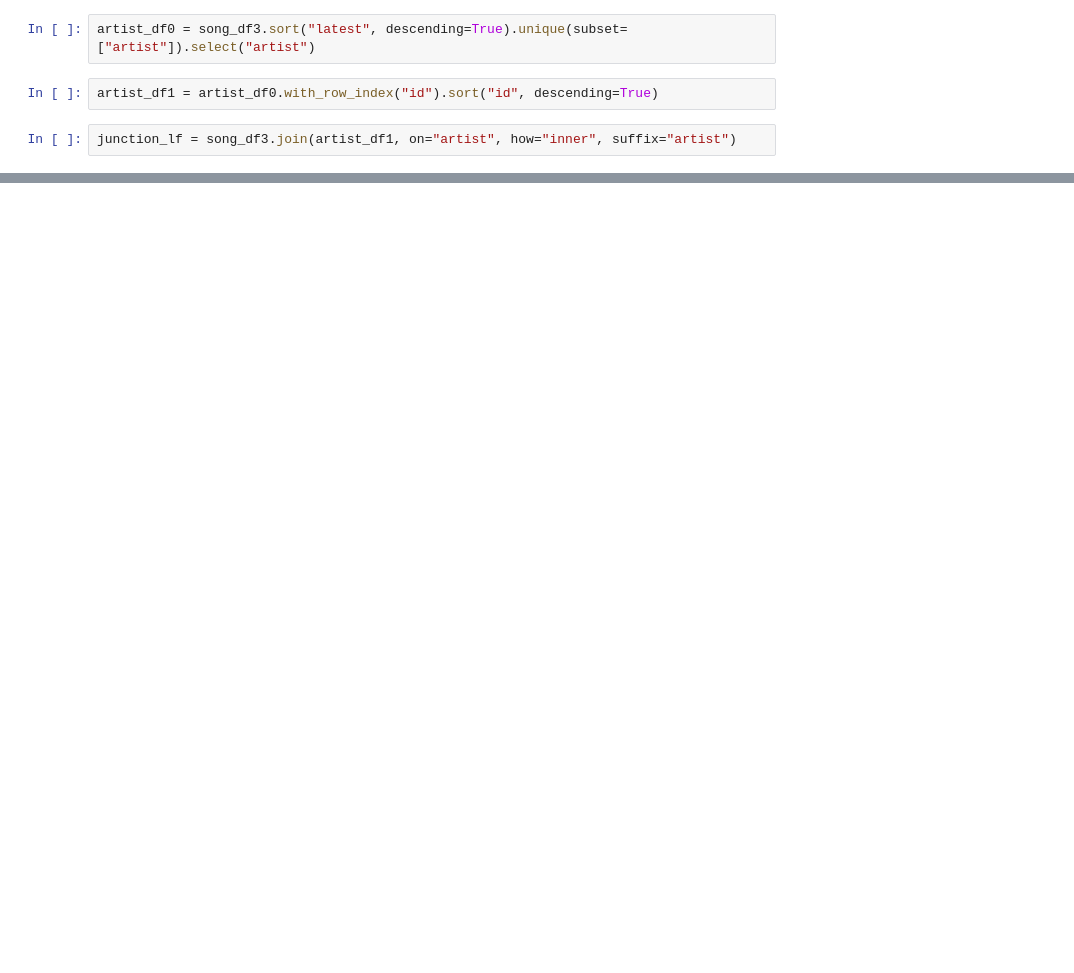
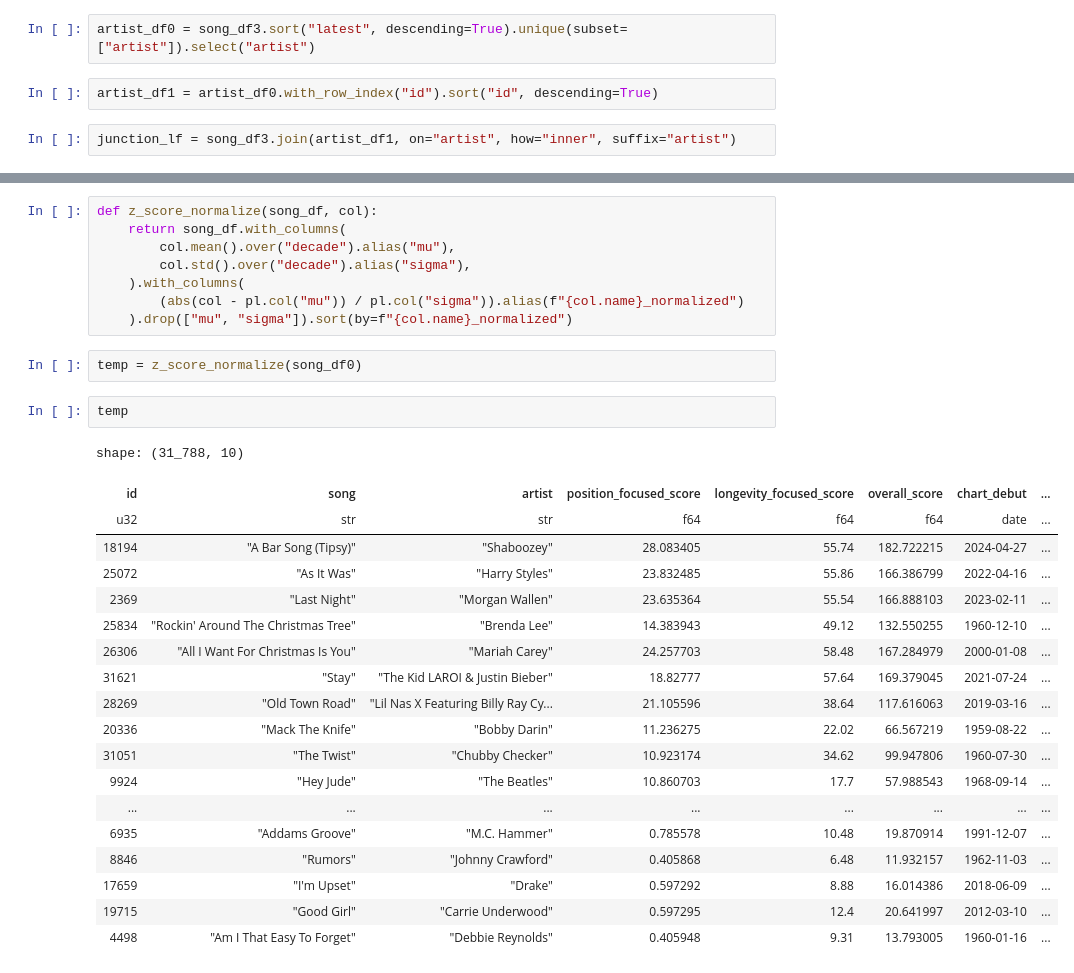
Before and after one commit to ashley-logan/billboard-project, a Jupyter notebook: etl/test_edge_cases.ipynb, the cells around one changed output, grey strips where cells are left out. Saved outputs shown, nothing was run; the diff lists cells and outputs as text; blank space fills up the shorter version.

```diff
--- a/etl/test_edge_cases.ipynb
+++ b/etl/test_edge_cases.ipynb
@@ -123,0 +203,32 @@ Resolved plan until failure:
+# %%
+def z_score_normalize(song_df, col):
+    return song_df.with_columns(
+        col.mean().over("decade").alias("mu"),
+        col.std().over("decade").alias("sigma"),
+    ).with_columns(
+        (abs(col - pl.col("mu")) / pl.col("sigma")).alias(f"{col.name}_normalized")
+    ).drop(["mu", "sigma"]).sort(by=f"{col.name}_normalized")
+# %%
+temp = z_score_normalize(song_df0)
+# %%
+temp
+# %% [output]
+shape: (31_788, 10)
+| id | song | artist | position_focused_score | longevity_focused_score | overall_score | chart_debut | ... |
+| u32 | str | str | f64 | f64 | f64 | date | ... |
+| 18194 | "A Bar Song (Tipsy)" | "Shaboozey" | 28.083405 | 55.74 | 182.722215 | 2024-04-27 | ... |
+| 25072 | "As It Was" | "Harry Styles" | 23.832485 | 55.86 | 166.386799 | 2022-04-16 | ... |
+| 2369 | "Last Night" | "Morgan Wallen" | 23.635364 | 55.54 | 166.888103 | 2023-02-11 | ... |
+| 25834 | "Rockin' Around The Christmas Tree" | "Brenda Lee" | 14.383943 | 49.12 | 132.550255 | 1960-12-10 | ... |
+| 26306 | "All I Want For Christmas Is You" | "Mariah Carey" | 24.257703 | 58.48 | 167.284979 | 2000-01-08 | ... |
+| 31621 | "Stay" | "The Kid LAROI & Justin Bieber" | 18.82777 | 57.64 | 169.379045 | 2021-07-24 | ... |
+| 28269 | "Old Town Road" | "Lil Nas X Featuring Billy Ray Cy... | 21.105596 | 38.64 | 117.616063 | 2019-03-16 | ... |
+| 20336 | "Mack The Knife" | "Bobby Darin" | 11.236275 | 22.02 | 66.567219 | 1959-08-22 | ... |
+| 31051 | "The Twist" | "Chubby Checker" | 10.923174 | 34.62 | 99.947806 | 1960-07-30 | ... |
+| 9924 | "Hey Jude" | "The Beatles" | 10.860703 | 17.7 | 57.988543 | 1968-09-14 | ... |
+| ... | ... | ... | ... | ... | ... | ... | ... |
+| 6935 | "Addams Groove" | "M.C. Hammer" | 0.785578 | 10.48 | 19.870914 | 1991-12-07 | ... |
+| 8846 | "Rumors" | "Johnny Crawford" | 0.405868 | 6.48 | 11.932157 | 1962-11-03 | ... |
+| 17659 | "I'm Upset" | "Drake" | 0.597292 | 8.88 | 16.014386 | 2018-06-09 | ... |
+| 19715 | "Good Girl" | "Carrie Underwood" | 0.597295 | 12.4 | 20.641997 | 2012-03-10 | ... |
+| 4498 | "Am I That Easy To Forget" | "Debbie Reynolds" | 0.405948 | 9.31 | 13.793005 | 1960-01-16 | ... |
```
Also changed, not shown: parts of 9 cells of this notebook, 1 other file.
